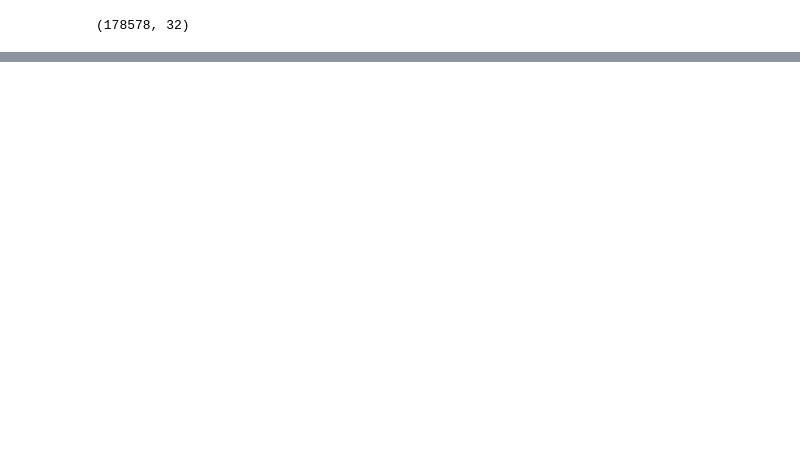
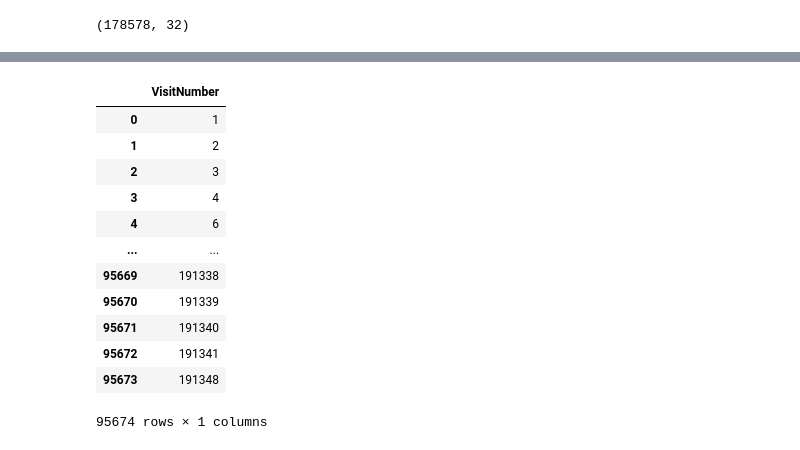
Before and after one commit to skadudd/adDev, a Jupyter notebook: kaggle/walmart_sc.ipynb, the cells around one changed output, grey strips where cells are left out. Drawn from its saved outputs; the diff is of its cells as text; code cells hidden in the pictures; blank space fills up the shorter version.

```diff
--- a/kaggle/walmart_sc.ipynb
+++ b/kaggle/walmart_sc.ipynb
@@ -554,0 +842,16 @@ tfidf_upc = train_test.groupby(['VisitNumber','Upc']).agg({'ScanCount': 'sum', '
+# %%
+pd.DataFrame(samsub.VisitNumber)
+# %% [output]
+|  | VisitNumber |
+| 0 | 1 |
+| 1 | 2 |
+| 2 | 3 |
+| 3 | 4 |
+| 4 | 6 |
+| ... | ... |
+| 95669 | 191338 |
+| 95670 | 191339 |
+| 95671 | 191340 |
+| 95672 | 191341 |
+| 95673 | 191348 |
+95674 rows × 1 columns
```
Also changed, not shown: parts of 29 cells of this notebook.
